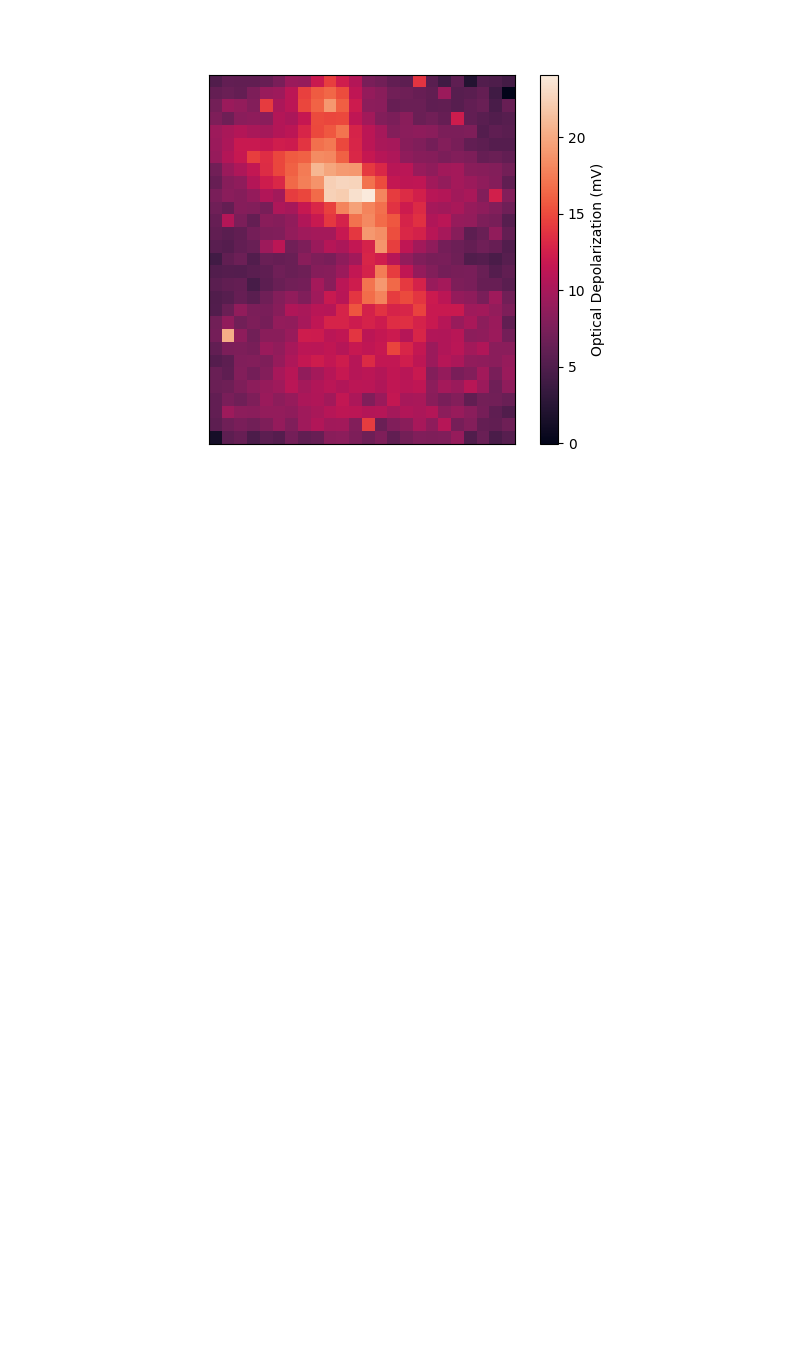
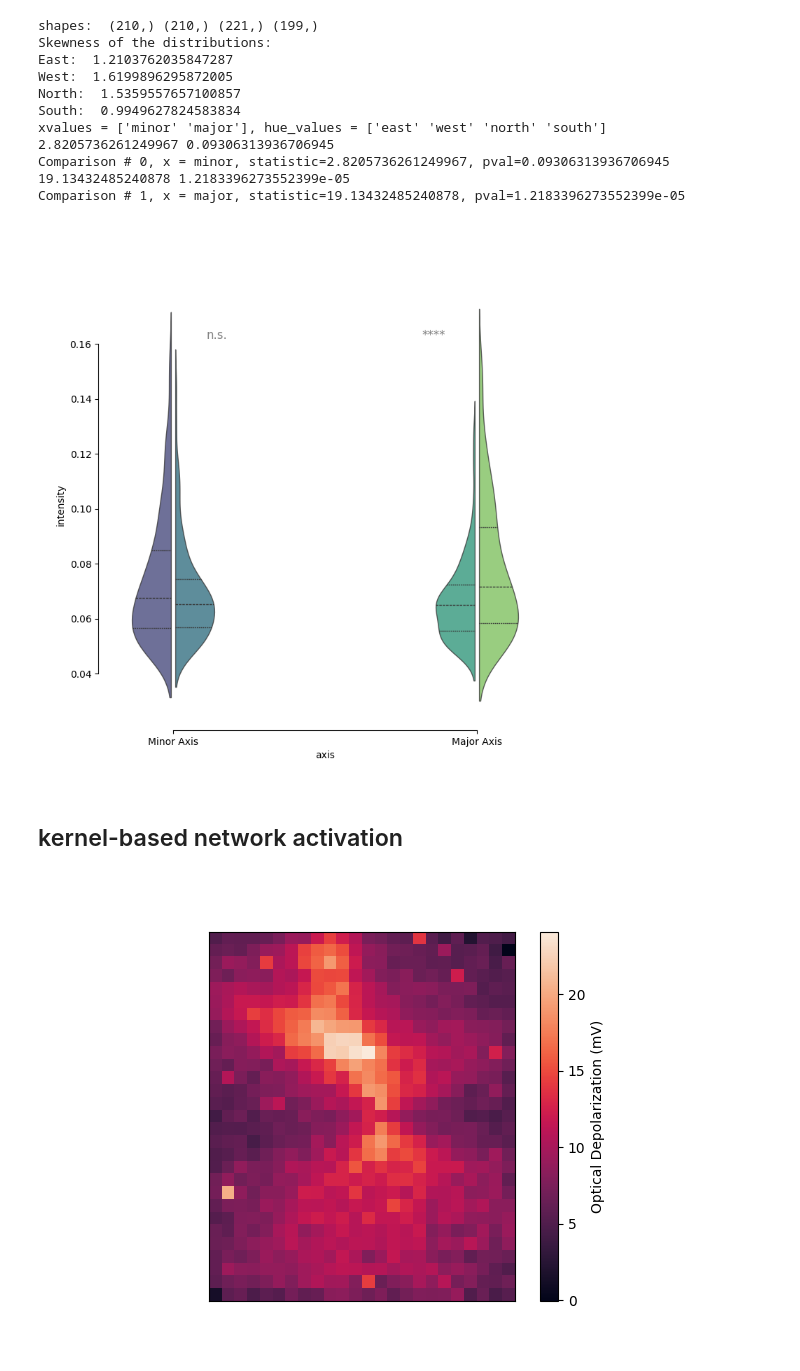
Before and after one commit to BhallaLab/Asymmetries-Analysis-Scripts, a Jupyter notebook: grid_response.ipynb, the cells around one changed output. Cells and saved outputs as stored; diff of their text form; code cells hidden in the pictures; blank space fills up the shorter version.

```diff
--- a/grid_response.ipynb
+++ b/grid_response.ipynb
@@ -60,0 +57,15 @@ Number of stimulations:  841
+# %%
+fig_folder = Path(r"C:\Users\adity\OneDrive\NCBS\Lab\Projects\Asymmetries\Analysis\Plots")
+plt.close('all')
+importlib.reload(ag)
+
+# stim_times = np.arange(49743, 16869273, 20000)[:834]
+stim_times_10, peak_df_10, df_pivot_peak_10, df_pivot_auc_10, fig1_10, fig2_10, _, _ = ag.plot_heatmap(cell5_datapath_10, cell5_protocolpath_10,stim_times=None,expected_stims=100,clip_value=120,stim_threshold=10,protocol_order='random')
+stim_times_29, peak_df_29, df_pivot_peak_29, df_pivot_auc_29, fig1_10, fig2_29, _, _ = ag.plot_heatmap(cell5_datapath_29, cell5_protocolpath_29,stim_times=None,expected_stims=841,clip_value=120,stim_threshold=10,protocol_order='random')
+stim_times_59, peak_df_59, df_pivot_peak_59, df_pivot_auc_59, fig1_10, fig2_59, _, _ = ag.plot_heatmap(cell5_datapath_59, cell5_protocolpath_59,stim_times=None,expected_stims=841,clip_value=120,stim_threshold=10,protocol_order='random')
+
+# cell2_stim_times_59, cell2_peak_df_59, cell2_df_pivot_peak_59, cell2_df_pivot_auc_59, cell2_fig1_10, cell2_fig2_59, _, _ = ag.plot_heatmap(cell2_datapath, cell5_protocolpath_29, stim_times=None,expected_stims=841,clip_value=120,stim_threshold=10,protocol_order='random')
+# cell3_stim_times_59, cell3_peak_df_59, cell3_df_pivot_peak_59, cell3_df_pivot_auc_59, cell3_fig1_10, cell3_fig2_59, _, _ = ag.plot_heatmap(cell3_datapath, cell5_protocolpath_29, stim_times=None,expected_stims=841,clip_value=120,stim_threshold=10,protocol_order='random')
+# cell4_stim_times_59, cell4_peak_df_59, cell4_df_pivot_peak_59, cell4_df_pivot_auc_59, cell4_fig1_10, cell4_fig2_59, _, _ = ag.plot_heatmap(cell4_datapath, cell5_protocolpath_29, stim_times=None,expected_stims=841,clip_value=120,stim_threshold=10,protocol_order='random')
+
+# response_distribution = df_pivot_auc_29.to_numpy()[5:,:]
@@ -61 +509,57 @@ Number of stimulations:  841
+# %%
+east = pd.Series( np.abs(intensities[east_side_indices]) )
+west = pd.Series( np.abs(intensities[west_side_indices]) )
+north = pd.Series( np.abs(intensities[north_side_indices]) )
+south = pd.Series( np.abs(intensities[south_side_indices]) )
+print('shapes: ', east.shape, west.shape, north.shape, south.shape)
+# make a dataframe
+distdf = pd.DataFrame({'east':east, 'west':west, 'north':north, 'south':south}, )
+# pivot
+distdf = distdf.melt(var_name='direction', value_name='intensity')
+# add a column for the axis
+distdf['axis'] = distdf['direction'].apply(lambda x: 'major' if x in ['north', 'south'] else 'minor')
+
+fig, ax= plt.subplots(1,1, figsize=(8,8))
+# sns.violinplot(x='axis', y='intensity', data=distdf, hue='direction', split=True, inner='quart', palette='tab20', dodge=True, ax=ax)
+
+# calculate skewness for the four distributions
+print('Skewness of the distributions: ')
+print('East: ', skew(east))
+print('West: ', skew(west))
+print('North: ', skew(north))
+print('South: ', skew(south))
+
+# stat across the two sides
+import stat_annotate
+from scipy.stats import kruskal
+importlib.reload(stat_annotate)
+vp = stat_annotate.pairwise_draw_and_annotate_line_plot(ax, distdf, x='axis', y='intensity', hue='direction', draw=True, kind='violin', palette='viridis', split_violins=True, dodge=False,
+                                                    stat_across='hue', stat=kruskal, skip_first_xvalue=False, annotate_wrt_data=False, offset_btw_star_n_line=0.1,
+                                                    color='grey', coord_system='data', fontsize=12, zorder=10, add_n=False, gap=0.1 ,native_scale=True)
+
+# change tick positions on x-axis
+vp.set_xticks([-0.2,1.2])
+vp.set_xticklabels(['Minor Axis', 'Major Axis'])
+
+# despine
+sns.despine(ax=ax, offset=10, trim=True, top=True, right=True)
+
+# 3 save fig
+fig.savefig(fig_folder / 'asymmetry_across_PCAaxes_violinplot_29x29.png')
+fig.savefig(fig_folder / 'asymmetry_across_PCAaxes_violinplot_29x29.svg')
+# %% [output]
+shapes:  (210,) (210,) (221,) (199,)
+Skewness of the distributions:
+East:  1.2103762035847287
+West:  1.6199896295872005
+North:  1.5359557657100857
+South:  0.9949627824583834
+xvalues = ['minor' 'major'], hue_values = ['east' 'west' 'north' 'south']
+2.8205736261249967 0.09306313936706945
+Comparison # 0, x = minor, statistic=2.8205736261249967, pval=0.09306313936706945
+19.13432485240878 1.2183396273552399e-05
+Comparison # 1, x = major, statistic=19.13432485240878, pval=1.2183396273552399e-05
+[figure, added]
+# %% [markdown]
+## kernel-based network activation
 # %%
```
Also changed, not shown: parts of 15 cells of this notebook, 3 other files.
